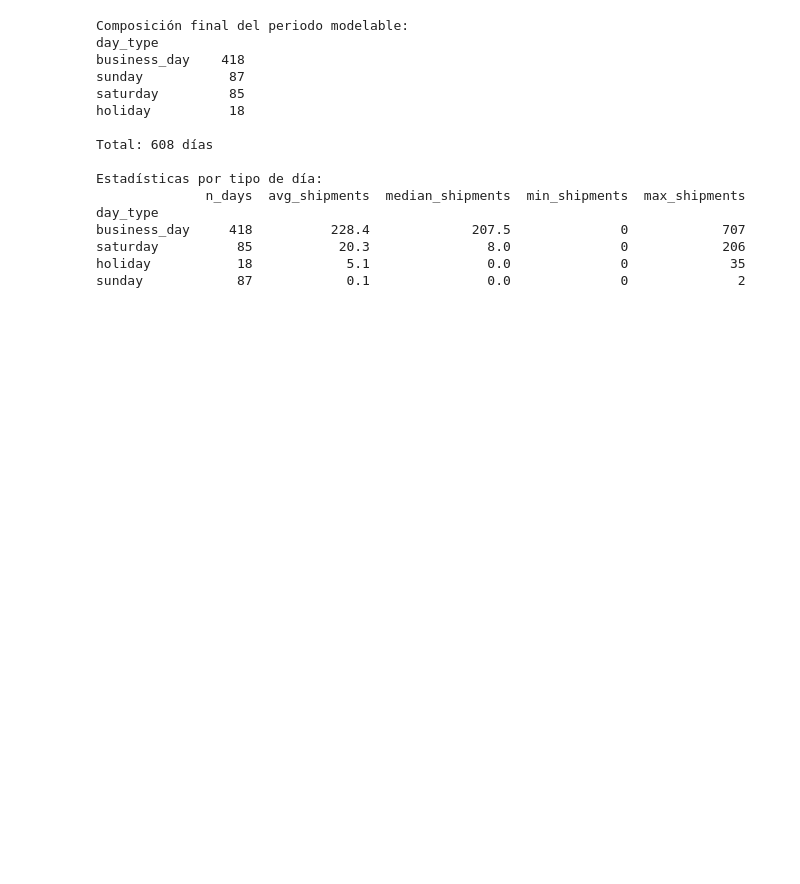
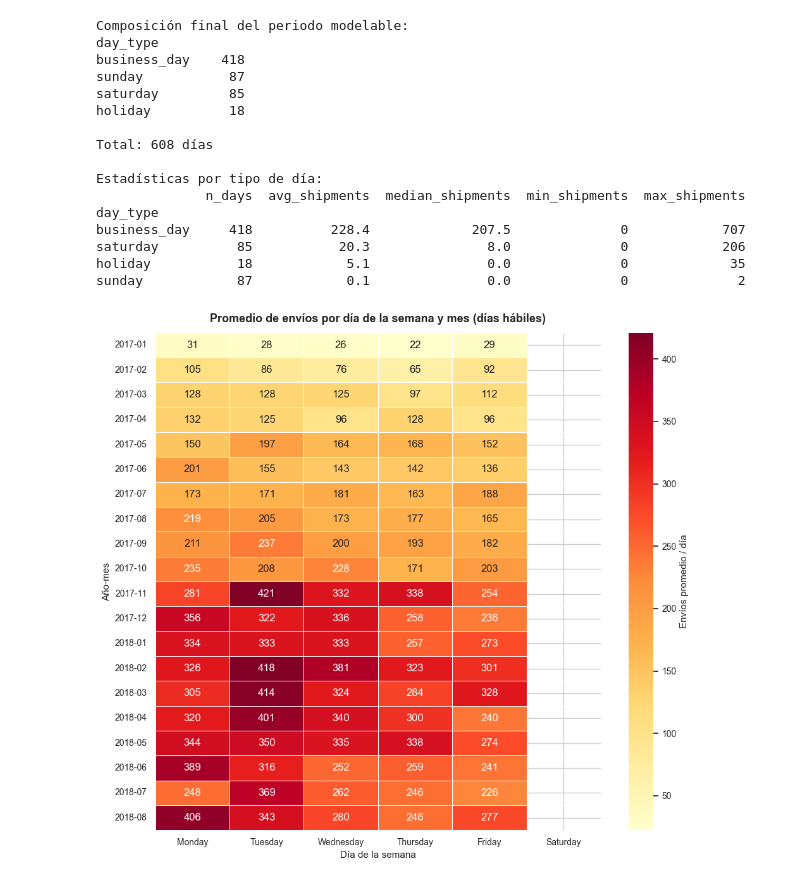
Before and after one commit to JulioPradenas/meli-shipping-forecast, a Jupyter notebook: notebooks/01_eda_temporal.ipynb, the cells around one changed output. Drawn from its saved outputs; the diff is of its cells as text; code cells hidden in the pictures; blank space fills up the shorter version.

```diff
--- a/notebooks/01_eda_temporal.ipynb
+++ b/notebooks/01_eda_temporal.ipynb
@@ -592,3 +758,37 @@ business_day     418          228.4             207.5              0
 saturday          85           20.3               8.0              0            206
 holiday           18            5.1               0.0              0             35
 sunday            87            0.1               0.0              0              2
+# %%
+# Heatmap: día de la semana x mes-año
+business_only = df_national_clean[df_national_clean["is_business_day"]].copy()
+business_only["year_month"] = business_only["shipment_date"].dt.to_period("M").astype(str)
+business_only["dow_name"] = business_only["shipment_date"].dt.day_name()
+
+heatmap_data = (
+    business_only.groupby(["year_month", "dow_name"])["n_shipments_total"]
+    .mean()
+    .unstack(fill_value=np.nan)
+)
+
+# Reordenar las columnas
+dow_order = ["Monday", "Tuesday", "Wednesday", "Thursday", "Friday", "Saturday"]
+heatmap_data = heatmap_data.reindex(columns=dow_order)
+
+# Plot
+fig, ax = plt.subplots(figsize=(10, 9))
+sns.heatmap(
+    heatmap_data,
+    annot=True,
+    fmt=".0f",
+    cmap="YlOrRd",
+    cbar_kws={"label": "Envíos promedio / día"},
+    linewidths=0.5,
+    ax=ax,
+)
+ax.set_title("Promedio de envíos por día de la semana y mes (días hábiles)", pad=12)
+ax.set_xlabel("Día de la semana")
+ax.set_ylabel("Año-mes")
+plt.tight_layout()
+plt.show()
+# %% [output]
+[figure, added]
```
Also changed, not shown: parts of 18 cells of this notebook.
